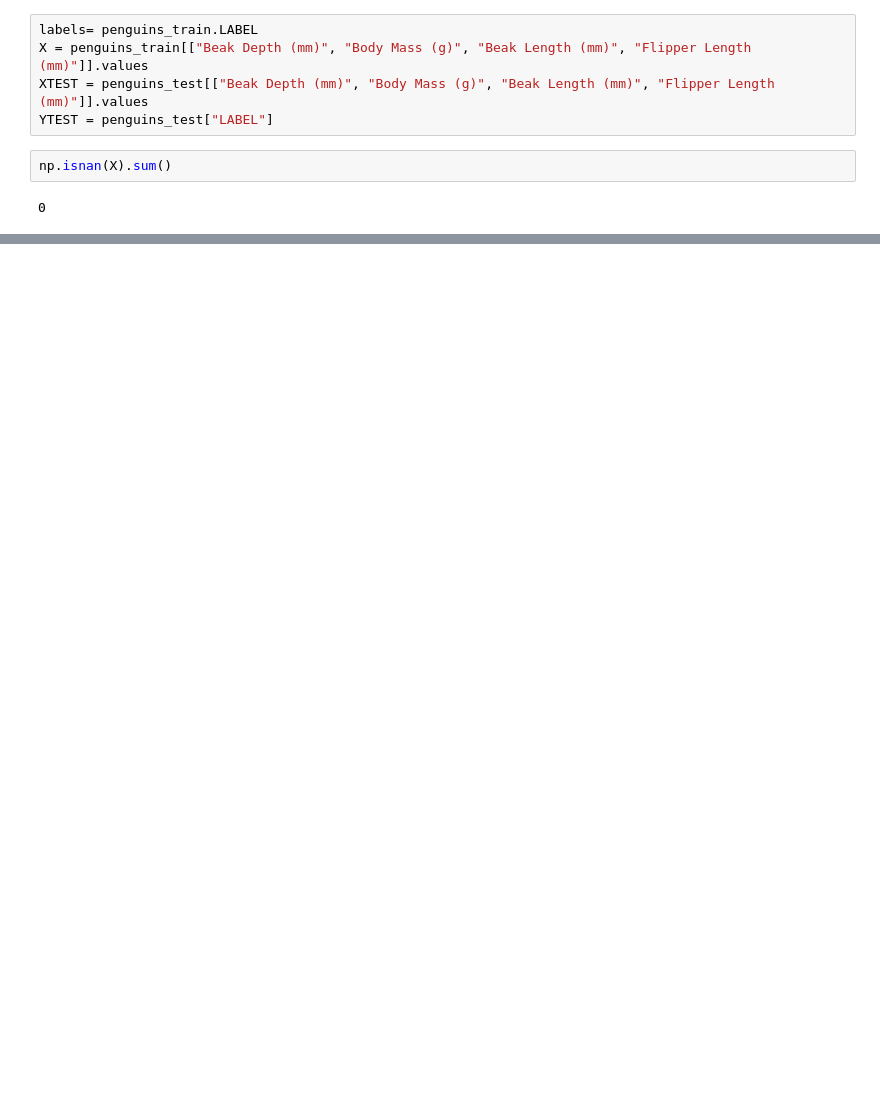
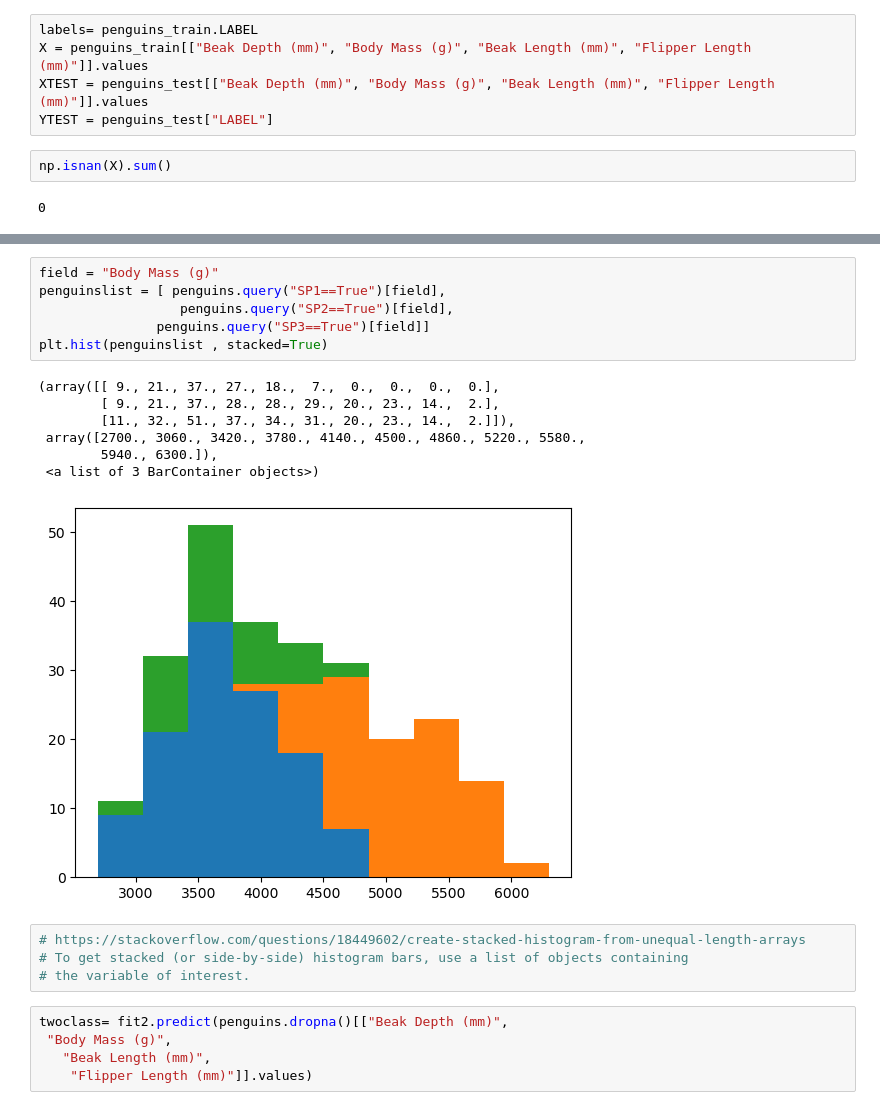
Before and after one commit to wltrimbl/uchicago-data221, a Jupyter notebook: notebooks/penguins-KMEANS.ipynb, the cells around one changed output, grey strips where cells are left out. Saved outputs shown, nothing was run; the diff lists cells and outputs as text; blank space fills up the shorter version.

```diff
--- a/notebooks/penguins-KMEANS.ipynb
+++ b/notebooks/penguins-KMEANS.ipynb
@@ -437,0 +237,23 @@ penguins
+# %%
+field = "Body Mass (g)"
+penguinslist = [ penguins.query("SP1==True")[field],
+                  penguins.query("SP2==True")[field],
+               penguins.query("SP3==True")[field]]
+plt.hist(penguinslist , stacked=True)
+# %% [output]
+(array([[ 9., 21., 37., 27., 18.,  7.,  0.,  0.,  0.,  0.],
+        [ 9., 21., 37., 28., 28., 29., 20., 23., 14.,  2.],
+        [11., 32., 51., 37., 34., 31., 20., 23., 14.,  2.]]),
+ array([2700., 3060., 3420., 3780., 4140., 4500., 4860., 5220., 5580.,
+        5940., 6300.]),
+ <a list of 3 BarContainer objects>)
+[figure, added]
+# %%
+# https://stackoverflow.com/questions/18449602/create-stacked-histogram-from-unequal-length-arrays
+# To get stacked (or side-by-side) histogram bars, use a list of objects containing
+# the variable of interest.
+# %%
+twoclass= fit2.predict(penguins.dropna()[["Beak Depth (mm)",
+ "Body Mass (g)",
+   "Beak Length (mm)",
+    "Flipper Length (mm)"]].values)
```
Also changed, not shown: parts of 66 cells of this notebook.
